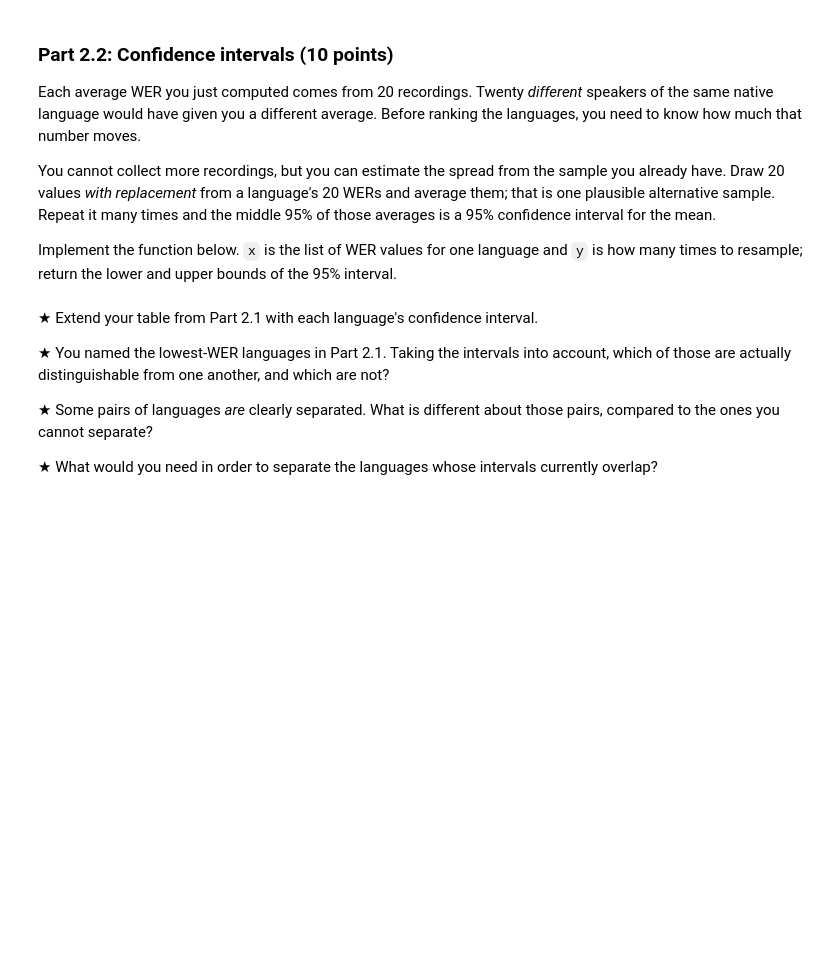
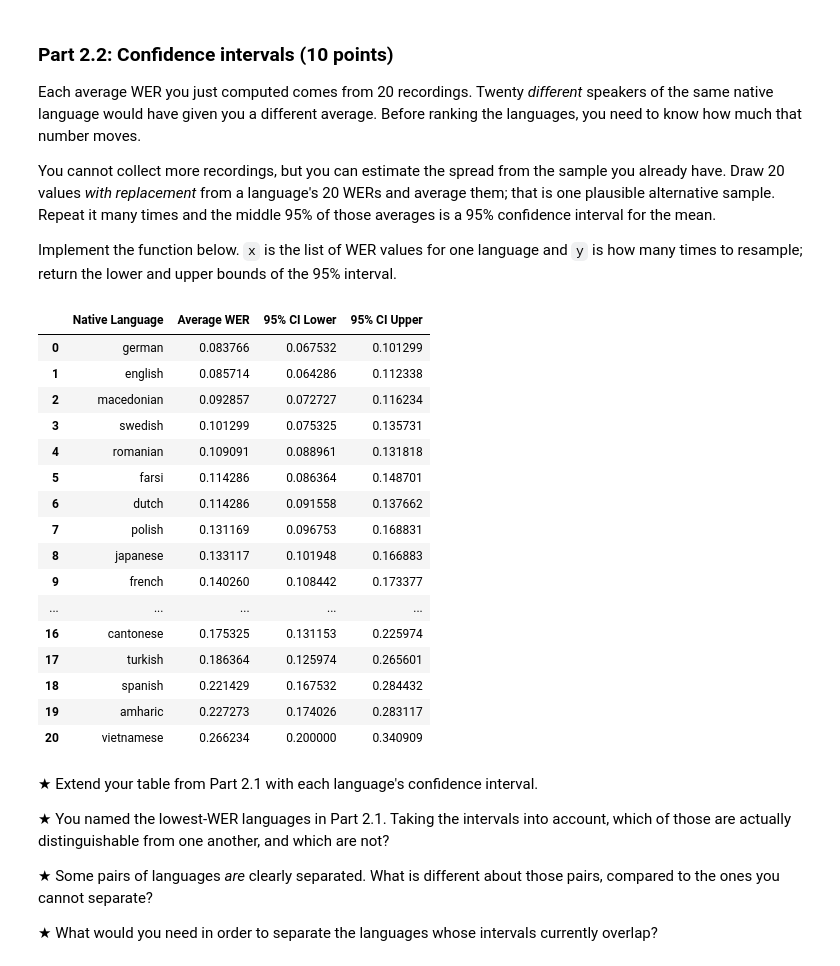
Before and after one commit to HarryKmK13/EECS183-Natural-Language-Processing-FA26, a Jupyter notebook: HW1.ipynb, the cells around one changed output. Cells and saved outputs as stored; diff of their text form; code cells hidden in the pictures; blank space fills up the shorter version.

```diff
--- a/HW1.ipynb
+++ b/HW1.ipynb
@@ -929,4 +963,17 @@ for language, transcripts in transcriptions.items():
 
 save_results(language_wers, "results/language_wers.json")
 
-# TODO: Scratch space for computing average WER and generating a table to compare across native languages.
+average_wers = {
+    language: sum(wers) / len(wers)
+    for language, wers in language_wers.items()
+}
+
+wer_table = pd.DataFrame({
+    "Native Language": list(average_wers.keys()),
+    "Average WER": list(average_wers.values())
+}).sort_values(
+    "Average WER",
+    ascending=True
+).reset_index(drop=True)
+
+display(wer_table)
@@ -961,3 +1016,67 @@ save_results(language_wer_cis, "results/language_wer_cis.json")
+# %%
+def part2_2_ci(x: list[float], y: int = 10000) -> tuple[float, float]:
+    import numpy as np
+
+    sample_size = len(x)
+    bootstrap_means = []
+
+    for _ in range(y):
+        resampled_wers = np.random.choice(
+            x,
+            size=sample_size,
+            replace=True
+        )
+        bootstrap_means.append(np.mean(resampled_wers))
+
+    lower_bound = np.percentile(bootstrap_means, 2.5)
+    upper_bound = np.percentile(bootstrap_means, 97.5)
+
+    return float(lower_bound), float(upper_bound)
+
+
+language_wer_cis = dict()
+
+for language, wers in language_wers.items():
+    language_wer_cis[language] = part2_2_ci(wers)
+
+save_results(language_wer_cis, "results/language_wer_cis.json")
+
+# Add confidence intervals to the Part 2.1 table
+wer_ci_table = pd.DataFrame({
+    "Native Language": list(average_wers.keys()),
+    "Average WER": [average_wers[language] for language in average_wers],
+    "95% CI Lower": [
+        language_wer_cis[language][0]
+        for language in average_wers
+    ],
+    "95% CI Upper": [
+        language_wer_cis[language][1]
+        for language in average_wers
+    ]
+}).sort_values(
+    "Average WER",
+    ascending=True
+).reset_index(drop=True)
+
+display(wer_ci_table)
+# %% [output]
+|  | Native Language | Average WER | 95% CI Lower | 95% CI Upper |
+| 0 | german | 0.083766 | 0.067532 | 0.101299 |
+| 1 | english | 0.085714 | 0.064286 | 0.112338 |
+| 2 | macedonian | 0.092857 | 0.072727 | 0.116234 |
+| 3 | swedish | 0.101299 | 0.075325 | 0.135731 |
+| 4 | romanian | 0.109091 | 0.088961 | 0.131818 |
+| 5 | farsi | 0.114286 | 0.086364 | 0.148701 |
+| 6 | dutch | 0.114286 | 0.091558 | 0.137662 |
+| 7 | polish | 0.131169 | 0.096753 | 0.168831 |
+| 8 | japanese | 0.133117 | 0.101948 | 0.166883 |
+| 9 | french | 0.140260 | 0.108442 | 0.173377 |
+| ... | ... | ... | ... | ... |
+| 16 | cantonese | 0.175325 | 0.131153 | 0.225974 |
+| 17 | turkish | 0.186364 | 0.125974 | 0.265601 |
+| 18 | spanish | 0.221429 | 0.167532 | 0.284432 |
+| 19 | amharic | 0.227273 | 0.174026 | 0.283117 |
+| 20 | vietnamese | 0.266234 | 0.200000 | 0.340909 |
 # %% [markdown]
 ★ Extend your table from Part 2.1 with each language's confidence interval.
 
```
Also changed, not shown: parts of 41 cells of this notebook.
